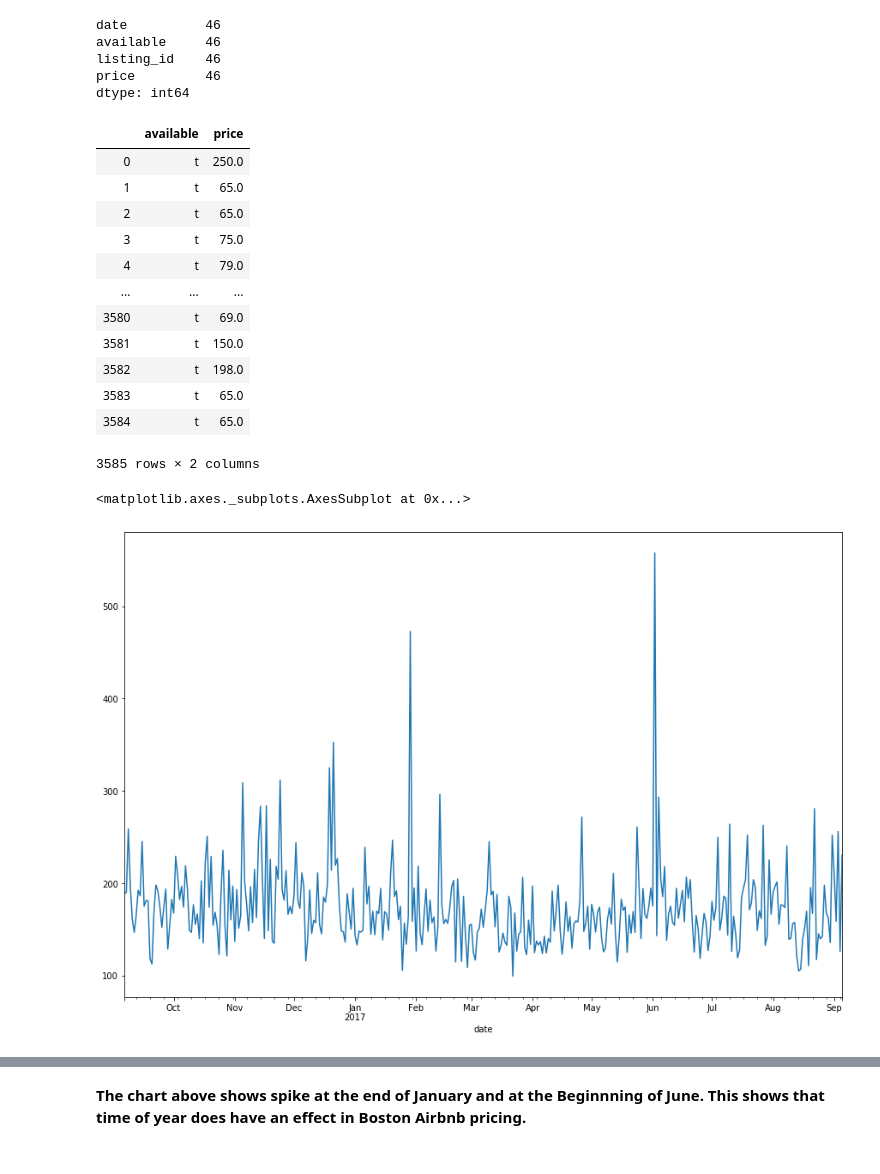
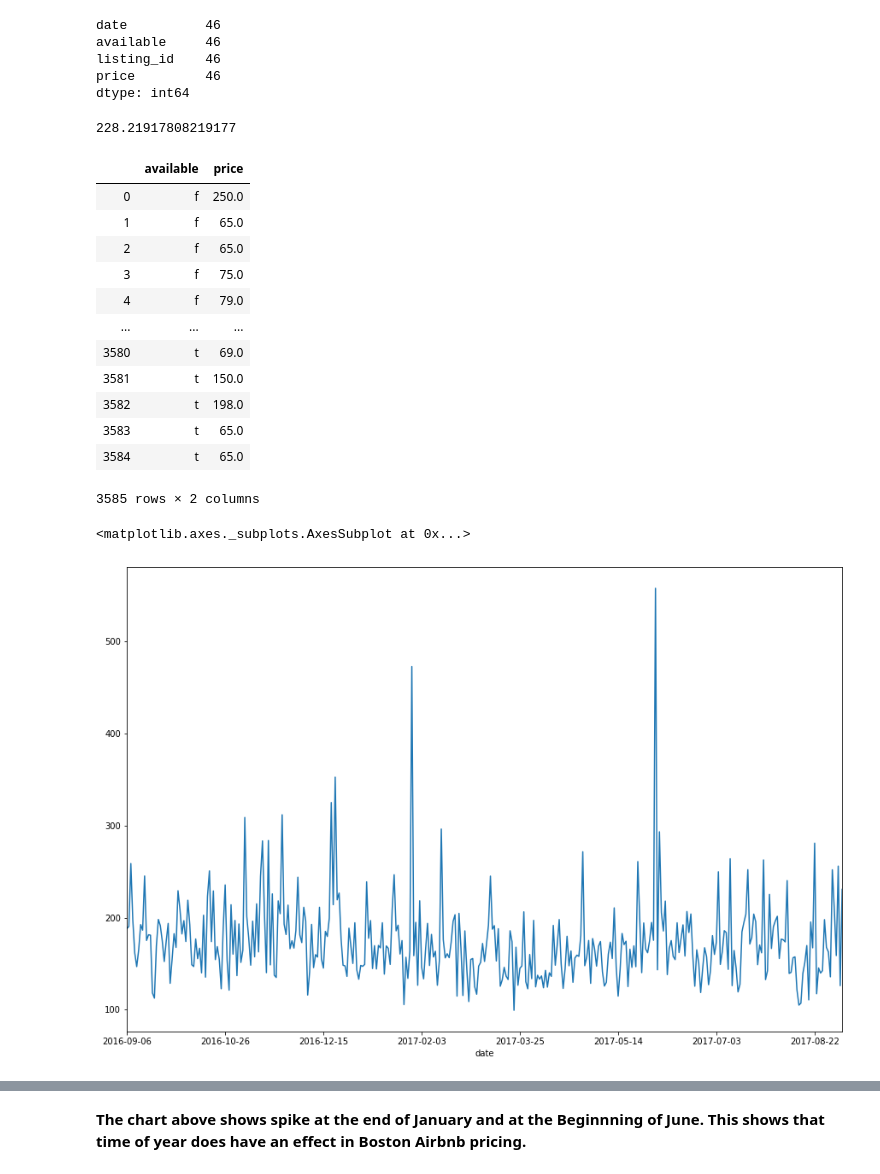
Before and after one commit to etwilliams28/Boston_Airbnb_Blog, a Jupyter notebook: data_analysis_boston.ipynb, the cells around one changed output, grey strips where cells are left out. Saved outputs shown, nothing was run; the diff lists cells and outputs as text; code cells hidden in the pictures.

```diff
--- a/data_analysis_boston.ipynb
+++ b/data_analysis_boston.ipynb
@@ -112,5 +115,5 @@ listings['price'] = listings['price'].astype(float)
 # %%
 calender_date = calender[['date','available','listing_id']]
 listings_price = listings[['price']]
-df_price_query = pd.concat([calender_date, listings_price], axis=1)
+df_time_query = pd.concat([calender_date, listings_price], axis=1)
 # %%
@@ -131,8 +134,8 @@ print(df_price_query.sort_values(by=['date'], ascending=False))
 
 [1308890 rows x 4 columns]
 # %%
-df_price_query = df_price_query.dropna(subset=['listing_id',"price"], axis=0)
-df_price_query
+df_time_query = df_time_query.dropna(subset=['listing_id',"price"], axis=0)
+df_time_query
 # %% [output]
 |  | date | available | listing_id | price |
 | 0 | 2017-09-05 | f | 12147973 | 250.0 |
@@ -154,4 +153,4 @@ df_price_query
 # %%
-df_price_query['listing_id'] = df_price_query['listing_id'].astype(int)
-df_price_query['price'] = df_price_query['price'].astype(float)
+df_time_query['listing_id'] = df_time_query['listing_id'].astype(int)
+df_time_query['price'] = df_time_query['price'].astype(float)
 # %%
@@ -247,15 +242,19 @@ available     46
 listing_id    46
 price         46
 dtype: int64
+# %%
+df_time_query.loc[df_time_query['listing_id'] == 12386020].price.mean()
+# %% [output]
+228.21917808219177
 # %%
-df_price_query[['available','price']]
+df_time_query[['available','price']]
 # %% [output]
 |  | available | price |
-| 0 | t | 250.0 |
-| 1 | t | 65.0 |
-| 2 | t | 65.0 |
-| 3 | t | 75.0 |
-| 4 | t | 79.0 |
+| 0 | f | 250.0 |
+| 1 | f | 65.0 |
+| 2 | f | 65.0 |
+| 3 | f | 75.0 |
+| 4 | f | 79.0 |
 | ... | ... | ... |
 | 3580 | t | 69.0 |
 | 3581 | t | 150.0 |
@@ -264,9 +263,9 @@ df_price_query[['available','price']]
 | 3584 | t | 65.0 |
 3585 rows × 2 columns
 # %%
-price_timeline = df_price_query.groupby(['date'])['price'].mean()
+price_timeline = df_time_query.groupby(['date'])['price'].mean()
 plt.figure(figsize=(15,10))
 price_timeline.plot(kind='line')
 # %% [output]
 <matplotlib.axes._subplots.AxesSubplot at 0x...>
-[figure, old version]
+[figure, new version]
```
Also changed, not shown: parts of 85 cells of this notebook, 10 other files.
